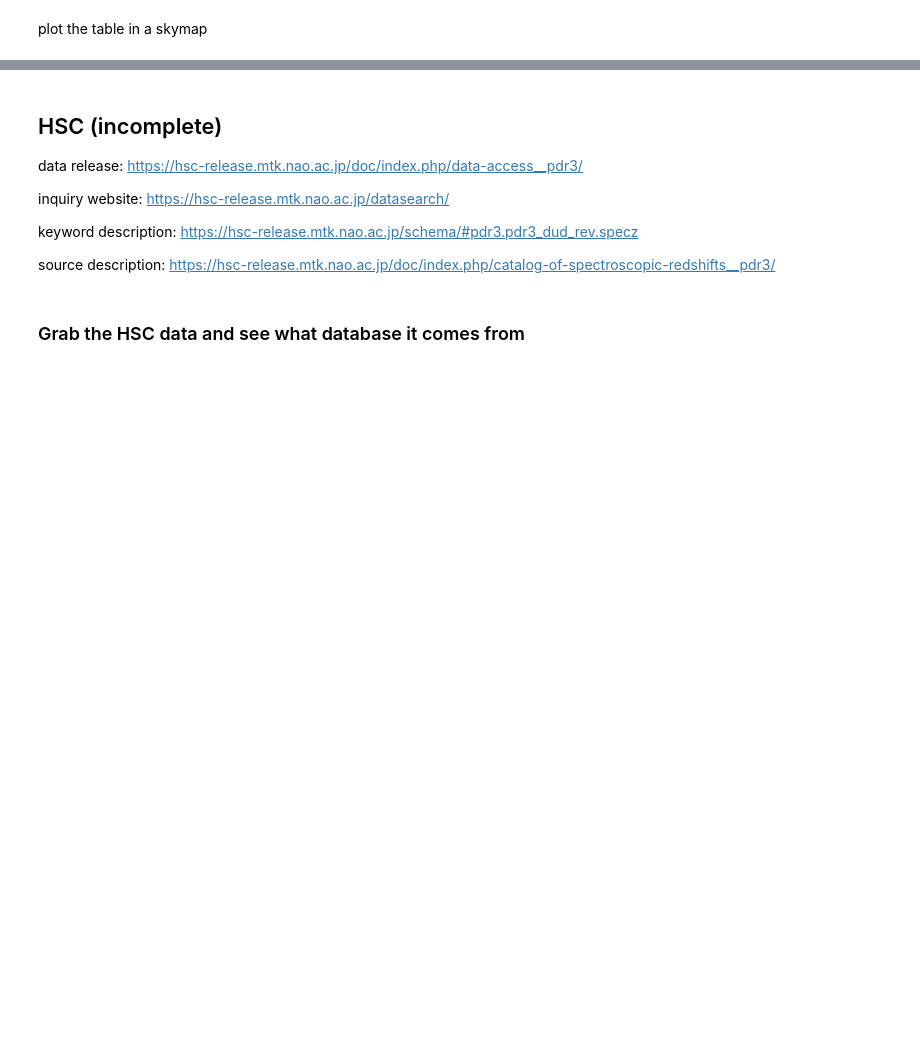
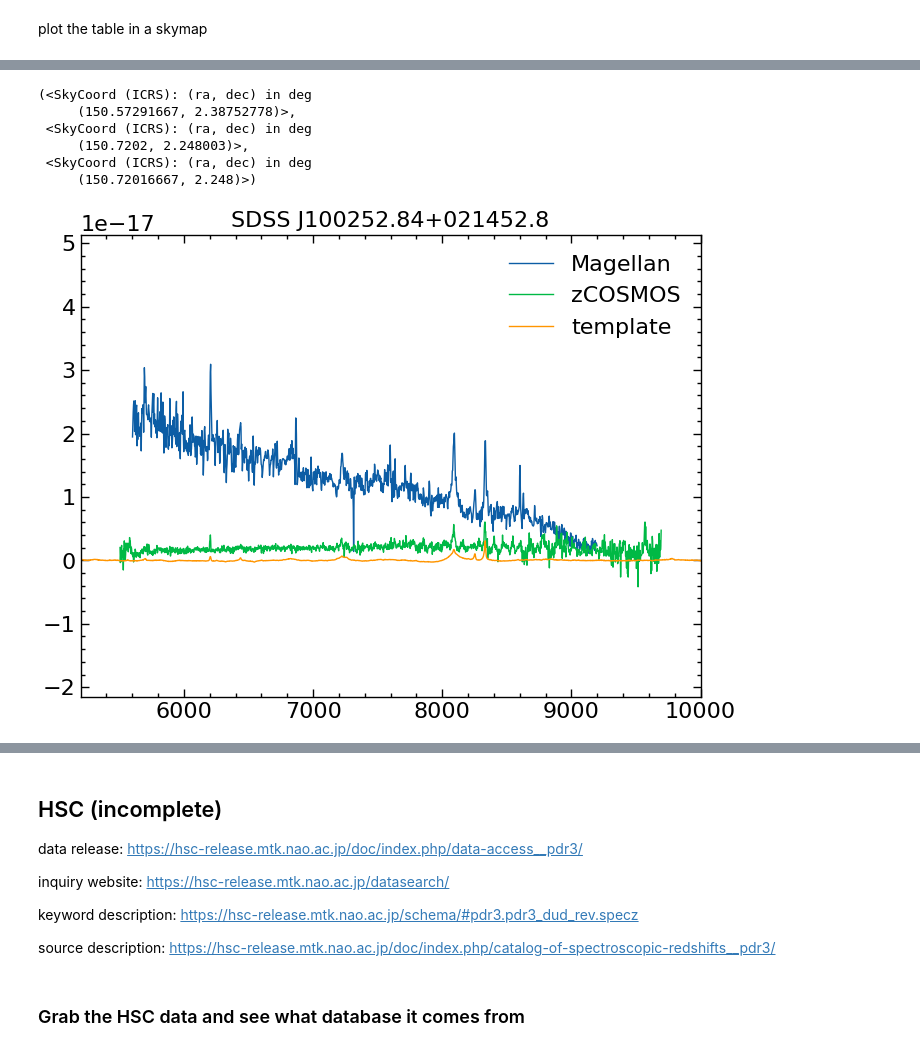
Before and after one commit to Chisen-Lupus/dwarf_agn_cosmos, a Jupyter notebook: hsc-ssp-download.ipynb, the cells around one changed output, grey strips where cells are left out. Cells and saved outputs as stored; diff of their text form; code cells hidden in the pictures; blank space fills up the shorter version.

```diff
--- a/hsc-ssp-download.ipynb
+++ b/hsc-ssp-download.ipynb
@@ -102 +117,45 @@ inquiry website: https://irsa.ipac.caltech.edu/data/COSMOS/
+# %%
+# SDSS J100252.84+021452.8 (6)
+
+hdu1 = fits.open('spec/magellan_opt_100252+021452_spec_31.fits')
+data1 = hdu1[0].data
+plt.plot(data1[0], data1[1], label='Magellan', linewidth=1)
+
+hdu2 = fits.open('spec/zCOSMOS_BRIGHT_DR3_000821837_ZCMRa95_M1_Q2_16_1.fits')
+data2 = hdu2[1].data
+plt.plot(data2['WAVE'][0], data2['FLUX_REDUCED'][0], label='zCOSMOS', linewidth=1)
+
+# # deimos1
+# hdu3 = fits.open('spec/spec1d.mn50.009.serendip.fits')
+# data3 = hdu3[1].data
+# from astropy.convolution import Box1DKernel, convolve
+# box1d_kernel = Box1DKernel(width=100)
+# plt.plot(data3['LAMBDA'][0], convolve(data3['FLUX'][0]*1e-19, box1d_kernel), label='DEIMOS', linewidth=1)
+
+# template
+z=0.6633 # 0.6633: HSC AGN data
+hdutemp = fits.open('spec/spDR2-029.fit')
+datatemp = hdutemp[0].data
+headertemp = hdutemp[0].header
+start, stop, num = headertemp['COEFF0'], headertemp['COEFF0']+headertemp['COEFF1']*datatemp[1].size, datatemp[1].size
+plt.plot(np.logspace(start, stop, num)*(1+z), datatemp[1]*1e-17/5, label='template', linewidth=1)
+
+
+
+plt.title('SDSS J100252.84+021452.8')
+plt.xlim(5200, 10000)
+plt.legend();
+
+# hdu1[0].header['DATE-OBS'], hdu2[0].header['DATE-OBS']
+SkyCoord(hdu1[0].header['RA']+' '+hdu1[0].header['DEC'], unit=(u.hourangle, u.deg)), \
+SkyCoord(str(hdu2[0].header['RA'])+' '+str(hdu2[0].header['DEC']), unit=(u.deg, u.deg)), \
+SkyCoord('10:02:52.84 +02:14:52.8', unit=(u.hourangle, u.deg)),
+# %% [output]
+(<SkyCoord (ICRS): (ra, dec) in deg
+     (150.57291667, 2.38752778)>,
+ <SkyCoord (ICRS): (ra, dec) in deg
+     (150.7202, 2.248003)>,
+ <SkyCoord (ICRS): (ra, dec) in deg
+     (150.72016667, 2.248)>)
+[figure, added]
 # %%
```
Also changed, not shown: parts of 24 cells of this notebook.
